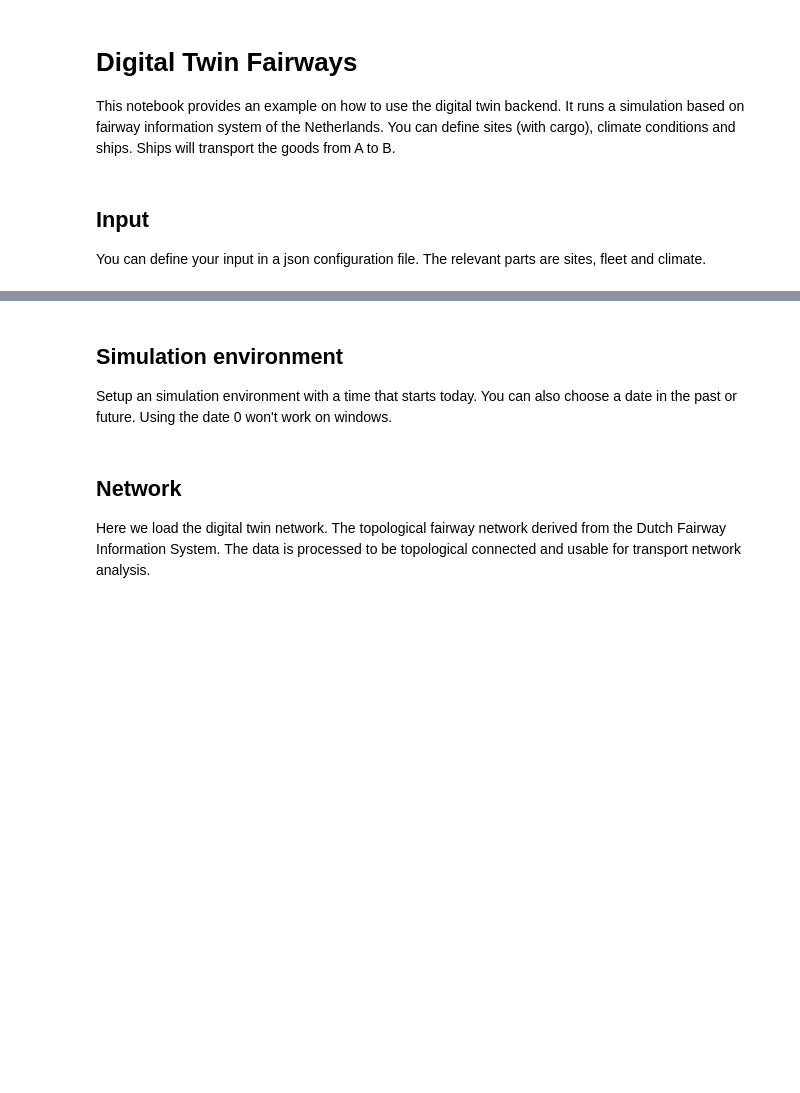
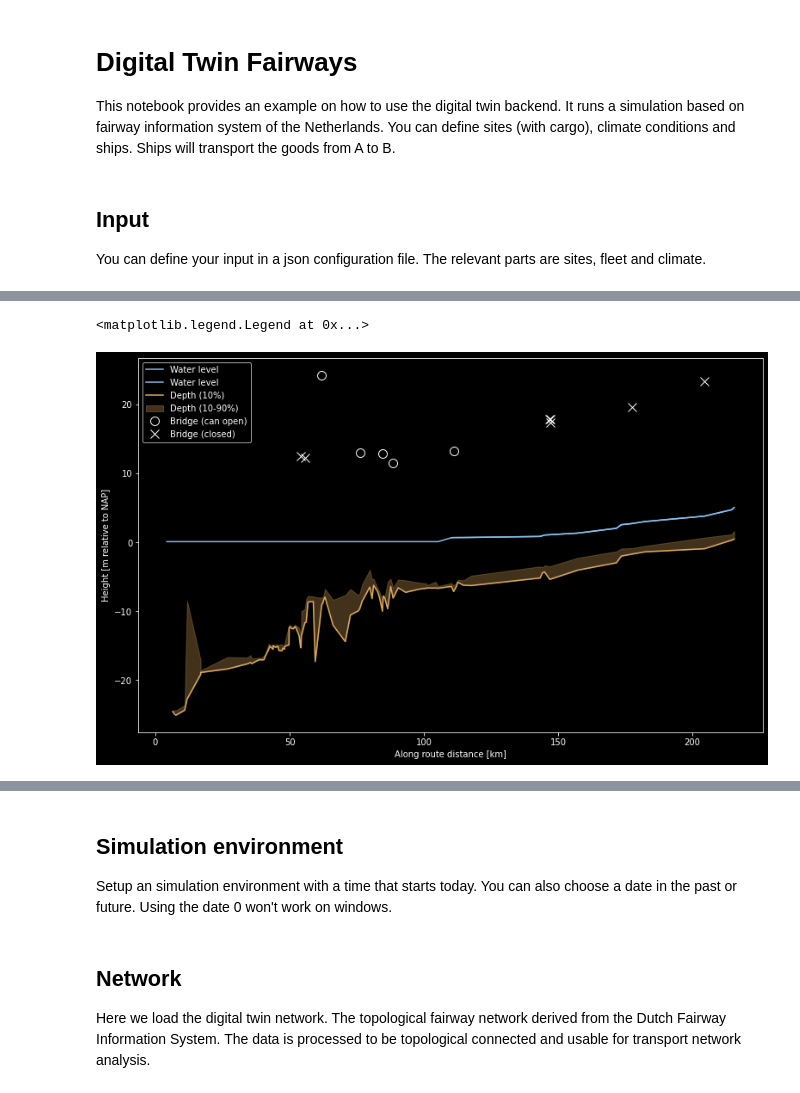
Before and after one commit to Deltares-research/digitaltwin-waterway, a Jupyter notebook: notebooks/scenarios/scenario-bridges.ipynb, the cells around one changed output, grey strips where cells are left out. Saved outputs shown, nothing was run; the diff lists cells and outputs as text; code cells hidden in the pictures; blank space fills up the shorter version.

```diff
--- a/notebooks/scenarios/scenario-bridges.ipynb
+++ b/notebooks/scenarios/scenario-bridges.ipynb
@@ -107,0 +289,7 @@ sites
+# %%
+water_bathy_df = pd.merge(non_bridge_edge_df, waterlevel_df_low, left_on='e', right_on='e', how='left', suffixes=['', '_x'])
+
+
+water_bathy_df['ws_interp'] = water_bathy_df['ws'].interpolate()
+water_bathy_df['ws_interp'] = water_bathy_df['ws_interp'].fillna(msl)
+water_bathy_df
@@ -107,0 +310,64 @@ sites
+# %%
+# relative to waterlevel
+earth_color = '#DBA85C'
+msl = 0.11
+
+
+
+fig, ax = plt.subplots(ncols=1, figsize=(13, 8))
+non_bridge_edge_df = edge_df.query('not is_bridge')
+waterlevel_df_low = waterlevel_df.query('discharge > 1040 and discharge < 1041').sort_values('length_m_sum')
+ax.plot(
+    water_bathy_df['length_m_sum'] / 1000,
+    water_bathy_df['ws_interp'],
+    label='Water level',
+    color='#85C1F2'
+)
+ax.plot(
+    waterlevel_df_low['length_m_sum'] / 1000,
+    waterlevel_df_low['ws'],
+    label='Water level',
+    color='#85C1F2'
+)
+ax.plot(
+    non_bridge_edge_df['length_m_sum'] / 1000,
+    non_bridge_edge_df['nap_p10'],
+    label='Depth (10%)',
+    color=earth_color
+)
+ax.fill_between(
+    non_bridge_edge_df['length_m_sum'] / 1000,
+    non_bridge_edge_df['nap_p10'],
+    non_bridge_edge_df['nap_p90'],
+    alpha=0.3,
+    label='Depth (10-90%)',
+    color=earth_color
+)
+# gdf.plot(ax=axes[1], aspect=10)
+open_bridges_df = bridges_df.query('CanOpen == "1"')
+closed_bridges_df = bridges_df.query('CanOpen == "0"')
+
+ax.plot(
+    open_bridges_df['length_m_sum'] / 1000,
+    open_bridges_df['HeightClosed'],
+    'o',
+    fillstyle='none',
+    color='white',
+    label='Bridge (can open)',
+    markersize=10
+
+)
+ax.plot(
+    closed_bridges_df['length_m_sum'] / 1000,
+    closed_bridges_df['HeightClosed'],
+    'x',
+    color='white',
+    label='Bridge (closed)',
+    markersize=10
+)
+ax.set_xlabel('Along route distance [km]')
+ax.set_ylabel('Height [m relative to NAP]')
+ax.legend()
+# %% [output]
+<matplotlib.legend.Legend at 0x...>
+[figure, added]
```
Also changed, not shown: parts of 15 cells of this notebook.
